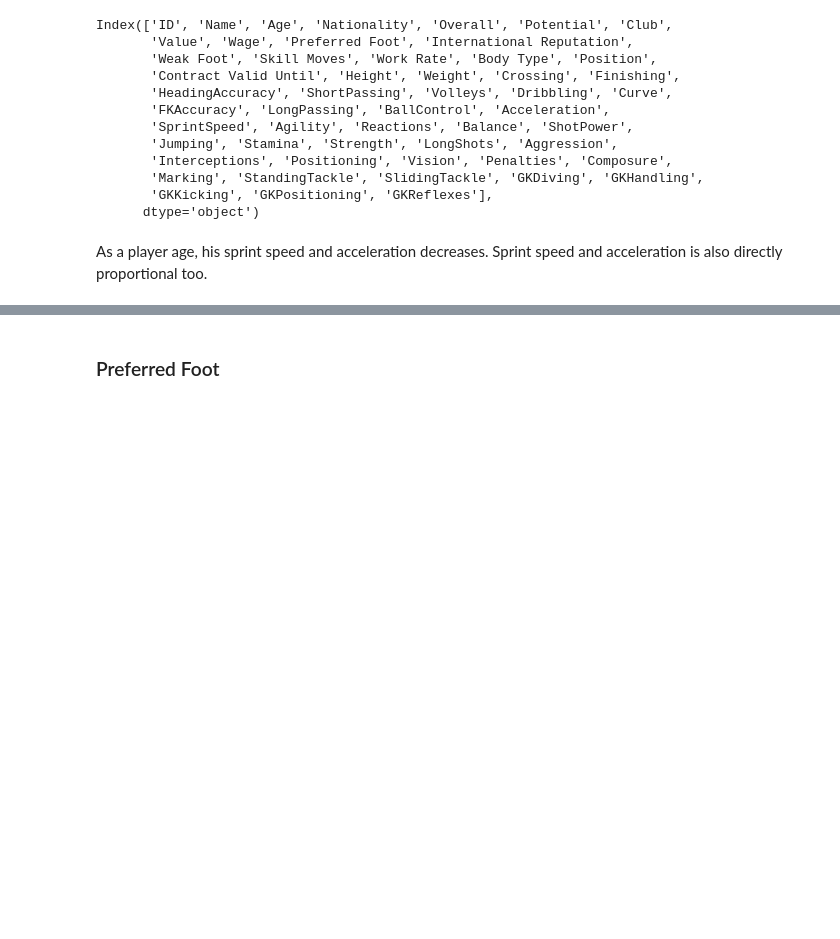
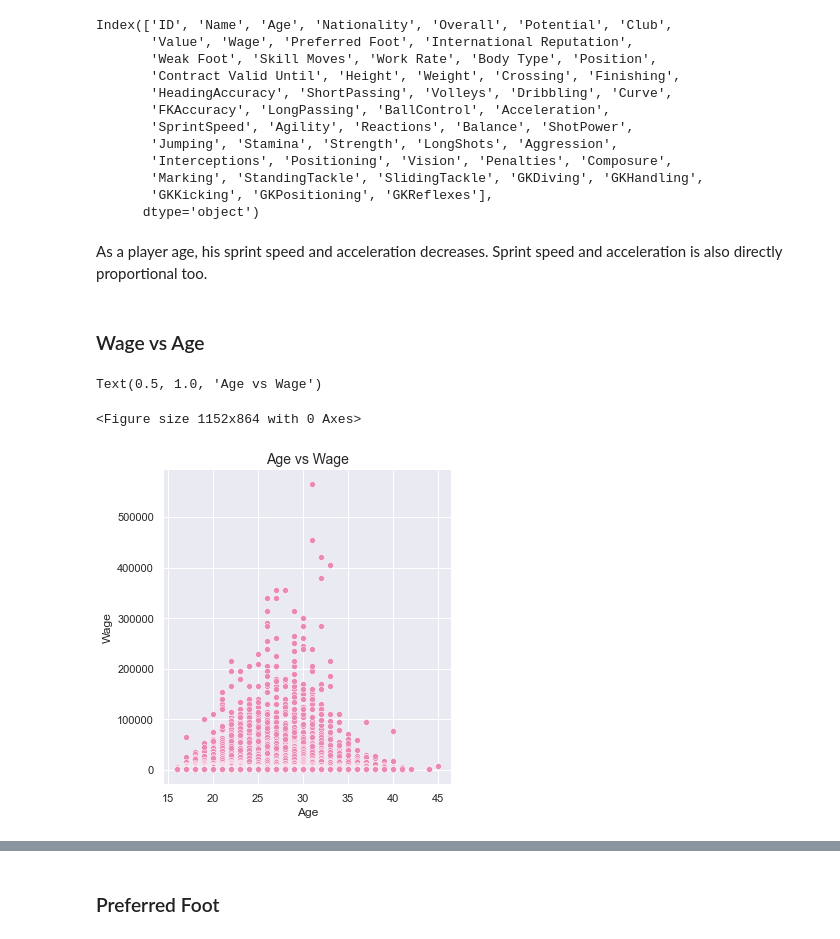
Before and after one commit to edwardedishire/Capstone-Project, a Jupyter notebook: code/Ed Capstone-Main.ipynb, the cells around one changed output, grey strips where cells are left out. Cells and saved outputs as stored; diff of their text form; code cells hidden in the pictures; blank space fills up the shorter version.

```diff
--- a/code/Ed Capstone-Main.ipynb
+++ b/code/Ed Capstone-Main.ipynb
@@ -550,3 +550,14 @@ Index(['ID', 'Name', 'Age', 'Nationality', 'Overall', 'Potential', 'Club',
 agility = df[['SprintSpeed', 'Acceleration']]
 # %% [markdown]
 As a player age, his sprint speed and acceleration decreases. Sprint speed and acceleration is also directly proportional too.
+# %% [markdown]
+### Wage vs Age
+# %%
+sns.set_theme(color_codes=True)
+plt.figure(figsize=(16, 12))
+sns.relplot(x=df['Age'] , y=df['Wage'], color = '#EB89B5')
+plt.title('Age vs Wage', fontsize=14)
+# %% [output]
+Text(0.5, 1.0, 'Age vs Wage')
+<Figure size 1152x864 with 0 Axes>
+[figure, added]
```
Also changed, not shown: parts of 7 cells of this notebook.
